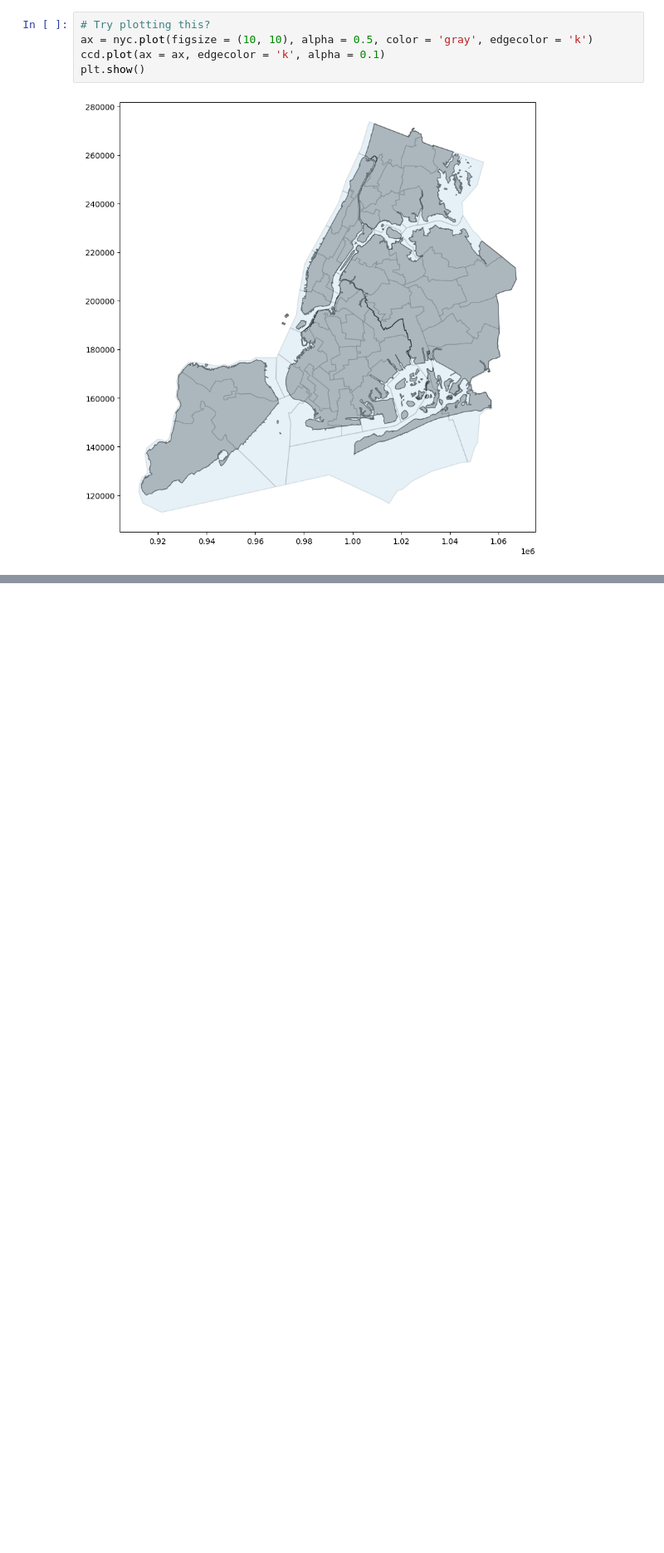
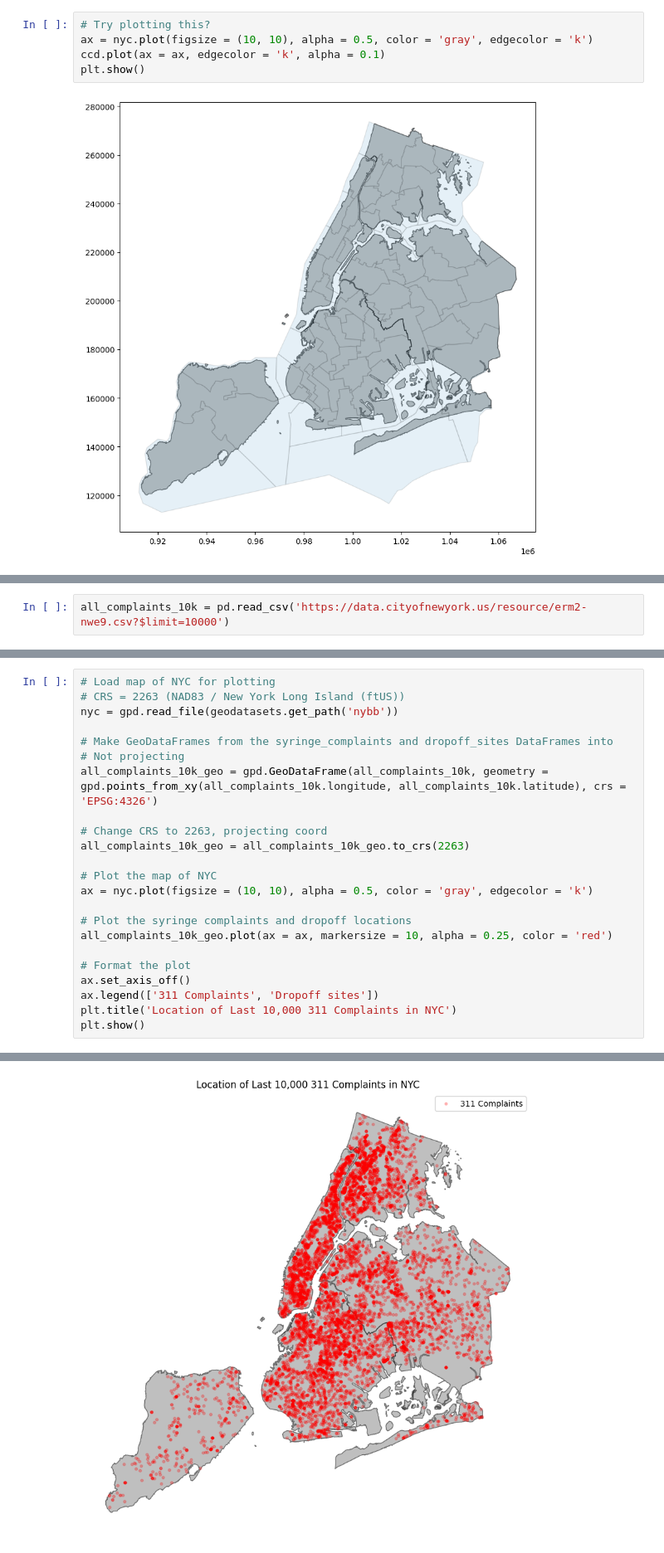
Before and after one commit to abretti/em212-applied-data-science, a Jupyter notebook: Final_Project.ipynb, the cells around one changed output, grey strips where cells are left out. Shown at 83% size. Saved outputs shown, nothing was run; the diff lists cells and outputs as text; blank space fills up the shorter version.

```diff
--- a/Final_Project.ipynb
+++ b/Final_Project.ipynb
@@ -220,0 +237,2 @@ plt.show()
+# %%
+all_complaints_10k = pd.read_csv('https://data.cityofnewyork.us/resource/erm2-nwe9.csv?$limit=10000')
@@ -220,0 +249,24 @@ plt.show()
+# %%
+# Load map of NYC for plotting
+# CRS = 2263 (NAD83 / New York Long Island (ftUS))
+nyc = gpd.read_file(geodatasets.get_path('nybb'))
+
+# Make GeoDataFrames from the syringe_complaints and dropoff_sites DataFrames into
+# Not projecting
+all_complaints_10k_geo = gpd.GeoDataFrame(all_complaints_10k, geometry = gpd.points_from_xy(all_complaints_10k.longitude, all_complaints_10k.latitude), crs = 'EPSG:4326')
+
+# Change CRS to 2263, projecting coord
+all_complaints_10k_geo = all_complaints_10k_geo.to_crs(2263)
+
+# Plot the map of NYC
+ax = nyc.plot(figsize = (10, 10), alpha = 0.5, color = 'gray', edgecolor = 'k')
+
+# Plot the syringe complaints and dropoff locations
+all_complaints_10k_geo.plot(ax = ax, markersize = 10, alpha = 0.25, color = 'red')
+
+# Format the plot
+ax.set_axis_off()
+ax.legend(['311 Complaints', 'Dropoff sites'])
+plt.title('Location of Last 10,000 311 Complaints in NYC')
+plt.show()
+# %% [output]
@@ -220,0 +278 @@ plt.show()
+[figure, added]
```
Also changed, not shown: parts of 29 cells of this notebook.
